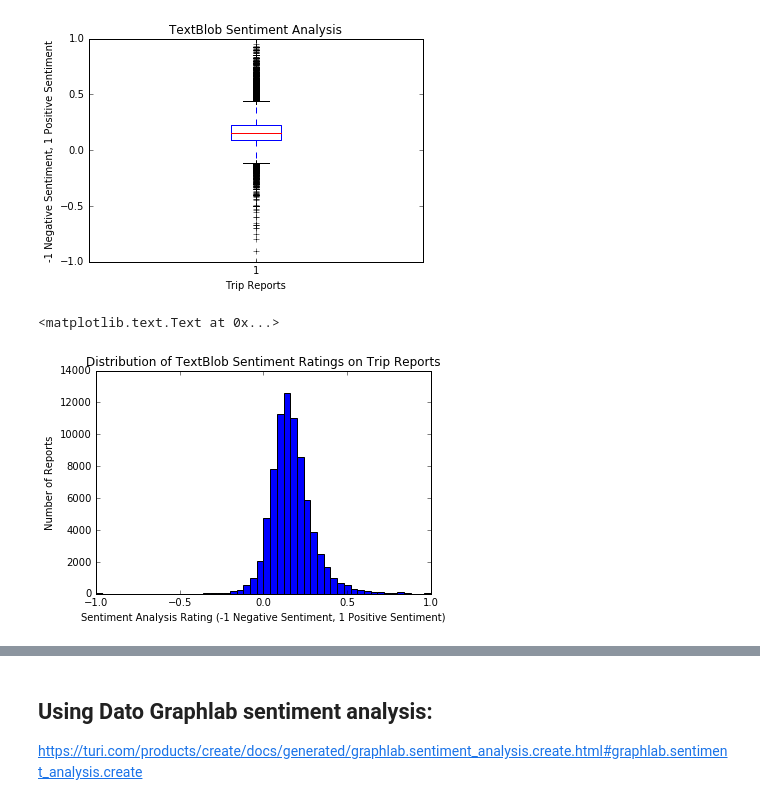
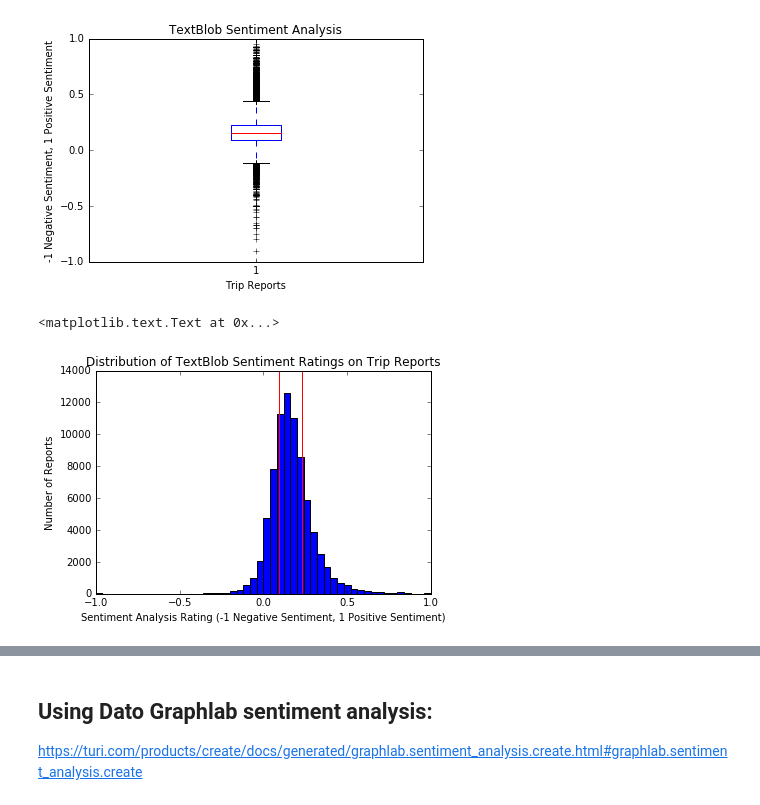
Before and after one commit to Jadetabony/wta_hikes, a Jupyter notebook: SentimentAnalysis.ipynb, the cells around one changed output, grey strips where cells are left out. Cells and saved outputs as stored; diff of their text form; code cells hidden in the pictures.

```diff
--- a/SentimentAnalysis.ipynb
+++ b/SentimentAnalysis.ipynb
@@ -19,8 +19,6 @@ tripReports = db.trip_reports
 # %%
 def mongo2PandasClean(mongodb, clean_creator=True, drop_id=True):
     df = pd.DataFrame(list(mongodb.find()))
-    if clean_creator:
-        df['Creator']= [cr.strip() for cr in df['Creator']]
     if drop_id:
         del df['_id']
     return df
@@ -41,12 +42,14 @@ df.head()
 authors = np.unique(df.Creator)
 ider = dict(zip(authors, range(len(authors))))
 df['author_id'] = [ider[r] for r in df['Creator']]
+# %%
+df = df[df['hike_name']!='']
 # %% [markdown]
 ### Unpickle Hike identifier and id hikes
 # %%
 with open('pickle/ider.pkl', 'rb') as f:
     ider = pickle.load(f)
-df['hike_id'] = [ider[t.encode('utf-8')] for t in df['Name']]
+df['hike_id'] = [ider[t.encode('utf-8')] for t in df['hike_name']]
 # %%
 df.head()
 # %% [output]
@@ -92,8 +83,10 @@ plt.xlabel('Trip Reports')
 # %%
 _=plt.hist(df['TextBlobSentiment'], bins=50)
 plt.title('Distribution of TextBlob Sentiment Ratings on Trip Reports')
+plt.vlines(np.percentile(df['TextBlobSentiment'], 25), 0, 14000, colors='red')
+plt.vlines(np.percentile(df['TextBlobSentiment'], 75), 0, 14000, colors='red')
 plt.ylabel('Number of Reports')
 plt.xlabel('Sentiment Analysis Rating (-1 Negative Sentiment, 1 Positive Sentiment)')
 # %% [output]
 <matplotlib.text.Text at 0x...>
-[figure, old version]
+[figure, new version]
```
Also changed, not shown: parts of 40 cells of this notebook, 3 other files.
